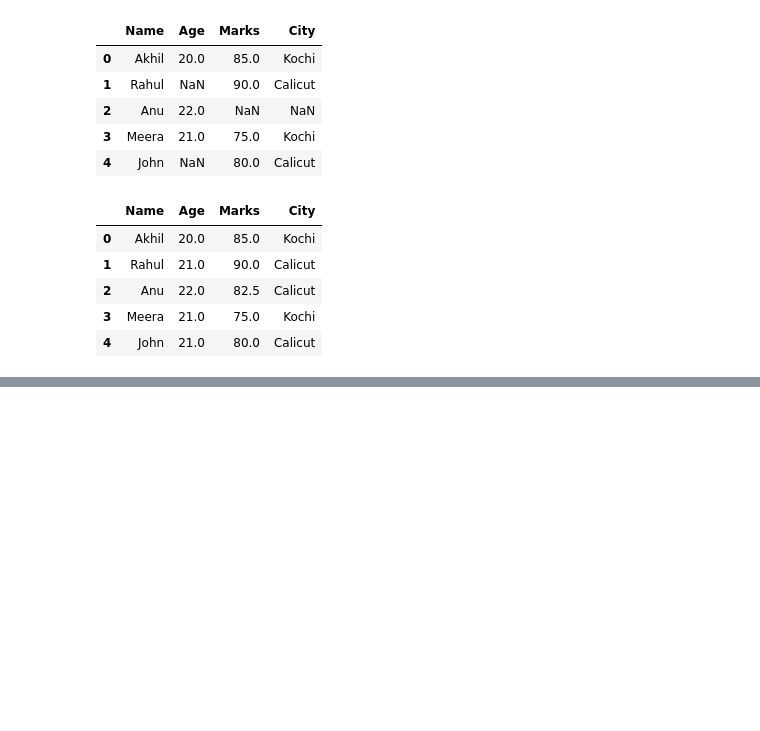
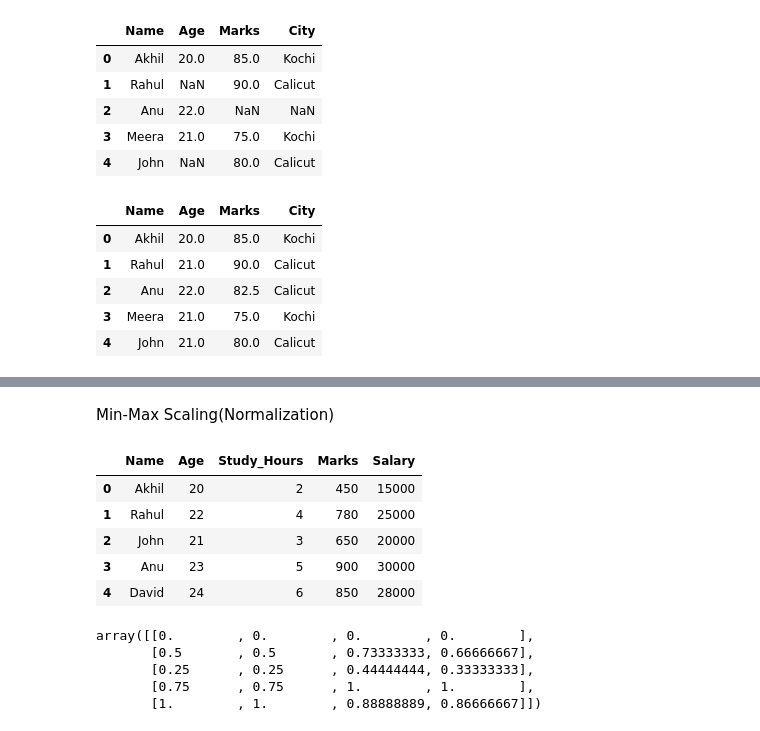
Before and after one commit to skarchana-ai/Machine-Learning, a Jupyter notebook: Feature_Engineering.ipynb, the cells around one changed output, grey strips where cells are left out. Cells and saved outputs as stored; diff of their text form; code cells hidden in the pictures; blank space fills up the shorter version.

```diff
--- a/Feature_Engineering.ipynb
+++ b/Feature_Engineering.ipynb
@@ -68,0 +95,21 @@ df
+# %% [markdown]
+Min-Max Scaling(Normalization)
+# %%
+data = {
+    'Name': ['Akhil', 'Rahul', 'John', 'Anu', 'David'],
+    'Age': [20, 22, 21, 23, 24],
+    'Study_Hours': [2, 4, 3, 5, 6],
+    'Marks': [450, 780, 650, 900, 850],
+    'Salary': [15000, 25000, 20000, 30000, 28000]
+}
+# %%
+df=pd.DataFrame(data)
+# %%
+df
+# %% [output]
+|  | Name | Age | Study_Hours | Marks | Salary |
+| 0 | Akhil | 20 | 2 | 450 | 15000 |
+| 1 | Rahul | 22 | 4 | 780 | 25000 |
+| 2 | John | 21 | 3 | 650 | 20000 |
+| 3 | Anu | 23 | 5 | 900 | 30000 |
+| 4 | David | 24 | 6 | 850 | 28000 |
@@ -68,0 +127,8 @@ df
+# %%
+scaled_data
+# %% [output]
+array([[0.        , 0.        , 0.        , 0.        ],
+       [0.5       , 0.5       , 0.73333333, 0.66666667],
+       [0.25      , 0.25      , 0.44444444, 0.33333333],
+       [0.75      , 0.75      , 1.        , 1.        ],
+       [1.        , 1.        , 0.88888889, 0.86666667]])
```
Also changed, not shown: parts of 13 cells of this notebook.
